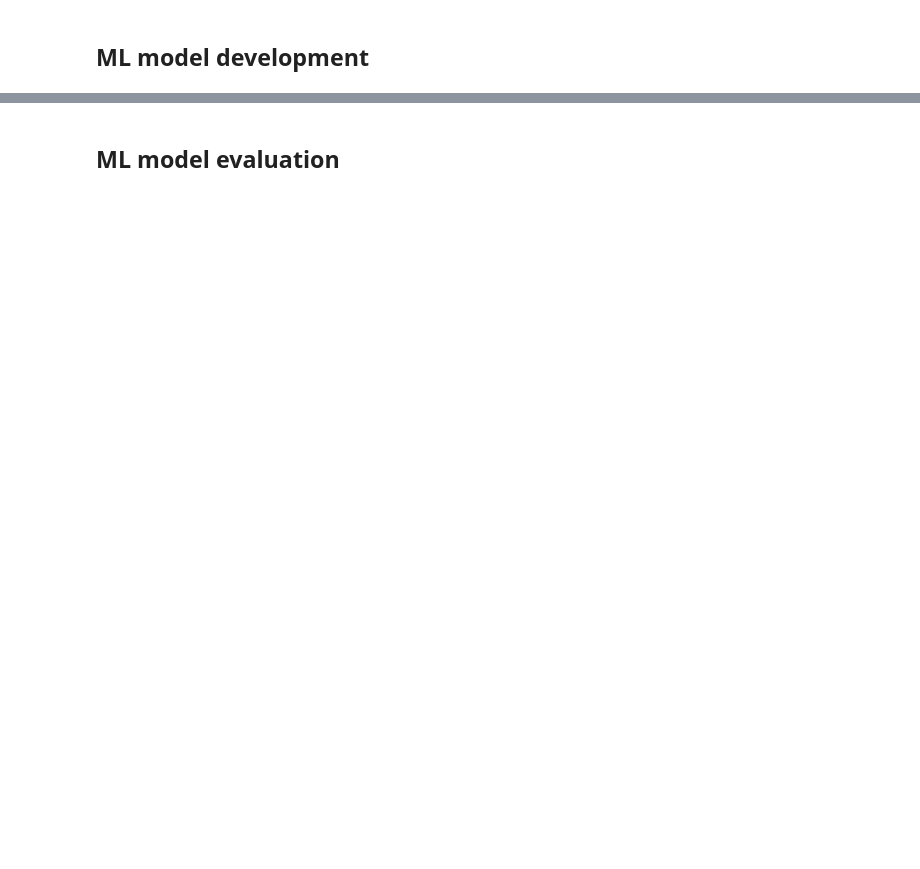
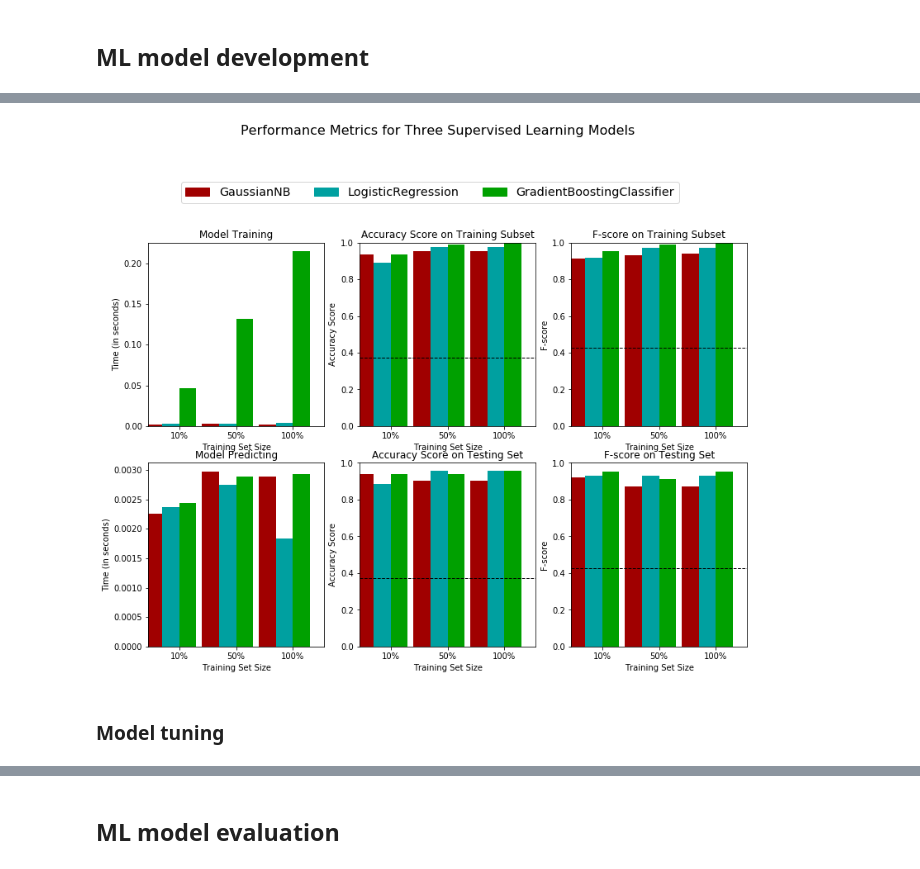
Before and after one commit to pranath/breast_cancer_prediction, a Jupyter notebook: breast_cancer_prediction.ipynb, the cells around one changed output, grey strips where cells are left out. Cells and saved outputs as stored; diff of their text form; code cells hidden in the pictures; blank space fills up the shorter version.

```diff
--- a/breast_cancer_prediction.ipynb
+++ b/breast_cancer_prediction.ipynb
@@ -230,0 +342,11 @@ mapper.visualize(graph,
+# %%
+# Initialize a scaler, then apply it to the features
+scaler = MinMaxScaler() # default=(0, 1)
+
+numerical_features = features_log_transformed.columns
+numerical_features = numerical_features[1:]
+
+features_log_minmax_transform = pd.DataFrame(data = features_log_transformed)
+features_log_minmax_transform[numerical_features] = scaler.fit_transform(features_log_transformed[numerical_features])
+
+features_log_minmax_transform.head()
@@ -233,2 +385,7 @@ mapper.visualize(graph,
 # %% [markdown]
 ## ML model development
+# %%
+# Split data into train & test
+X = features_log_minmax_transform[numerical_features]
+y = features_log_minmax_transform['diagnosis']
+X_train, X_test, y_train, y_test = train_test_split(X, y, test_size = 0.2, random_state = 0)
@@ -234,0 +511,19 @@ mapper.visualize(graph,
+# %%
+# Initialize the three models
+clf_A = linear_model.LogisticRegression()
+clf_B = GaussianNB()
+clf_C = GradientBoostingClassifier()
+
+# Calculate the number of samples for 10%, 50% and 100% of the training data
+samples_100 = len(y_train)
+samples_50 = int((samples_100 / 100) * 50)
+samples_10 = int((samples_100 / 100) * 10)
+
+# Collect results on the learners
+results = {}
+for clf in [clf_A, clf_B, clf_C]:
+    clf_name = clf.__class__.__name__
+    results[clf_name] = {}
+    for i, samples in enumerate([samples_10, samples_50, samples_100]):
+        results[clf_name][i] = \
+        train_predict(clf, samples, X_train, y_train, X_test, y_test)
@@ -234,0 +540,7 @@ mapper.visualize(graph,
+# %%
+# Run metrics visualization for the three supervised learning models chosen
+evaluate(results, accuracy, fscore)
+# %% [output]
+[figure, added]
+# %% [markdown]
+### Model tuning
```
Also changed, not shown: parts of 34 cells of this notebook.
